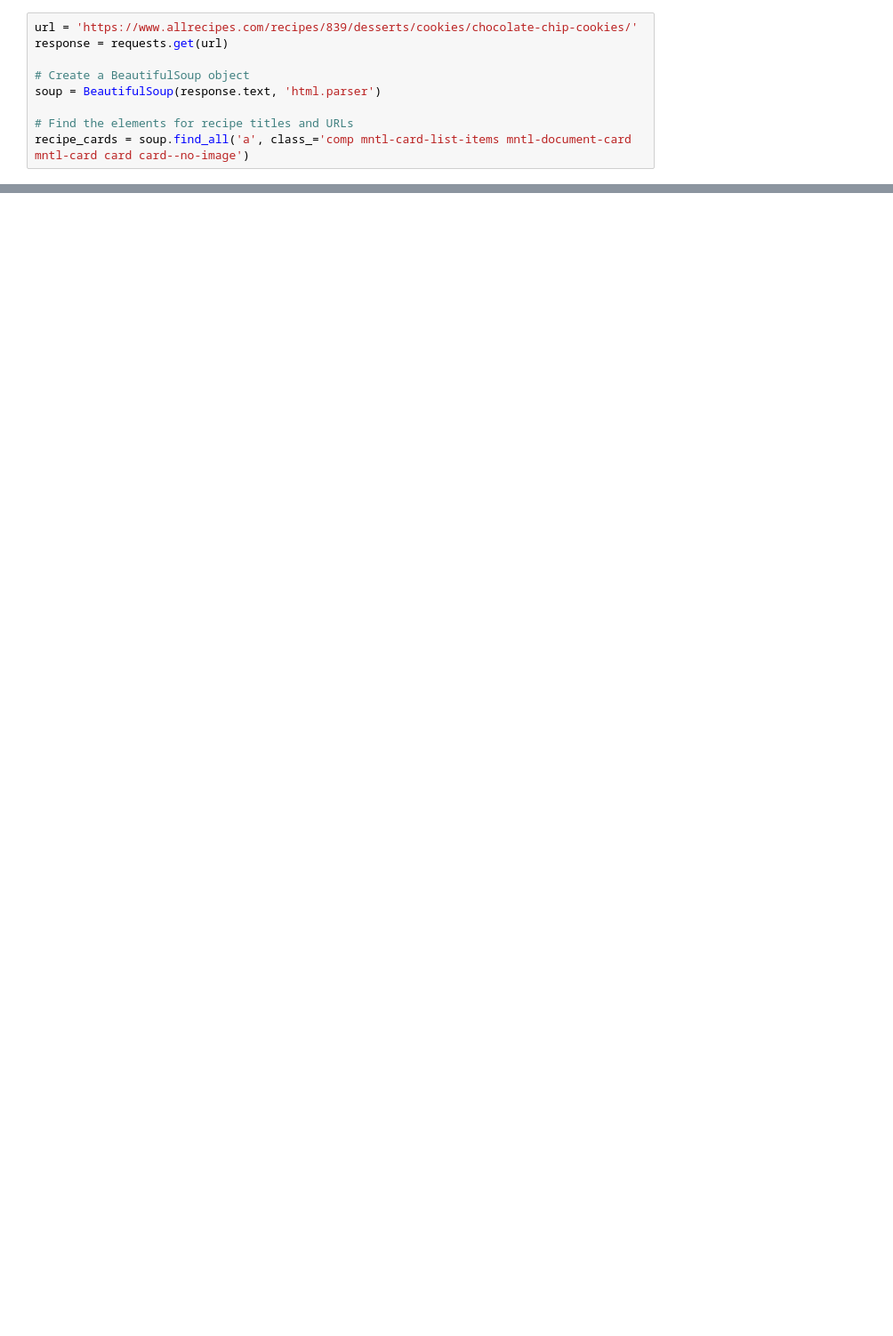
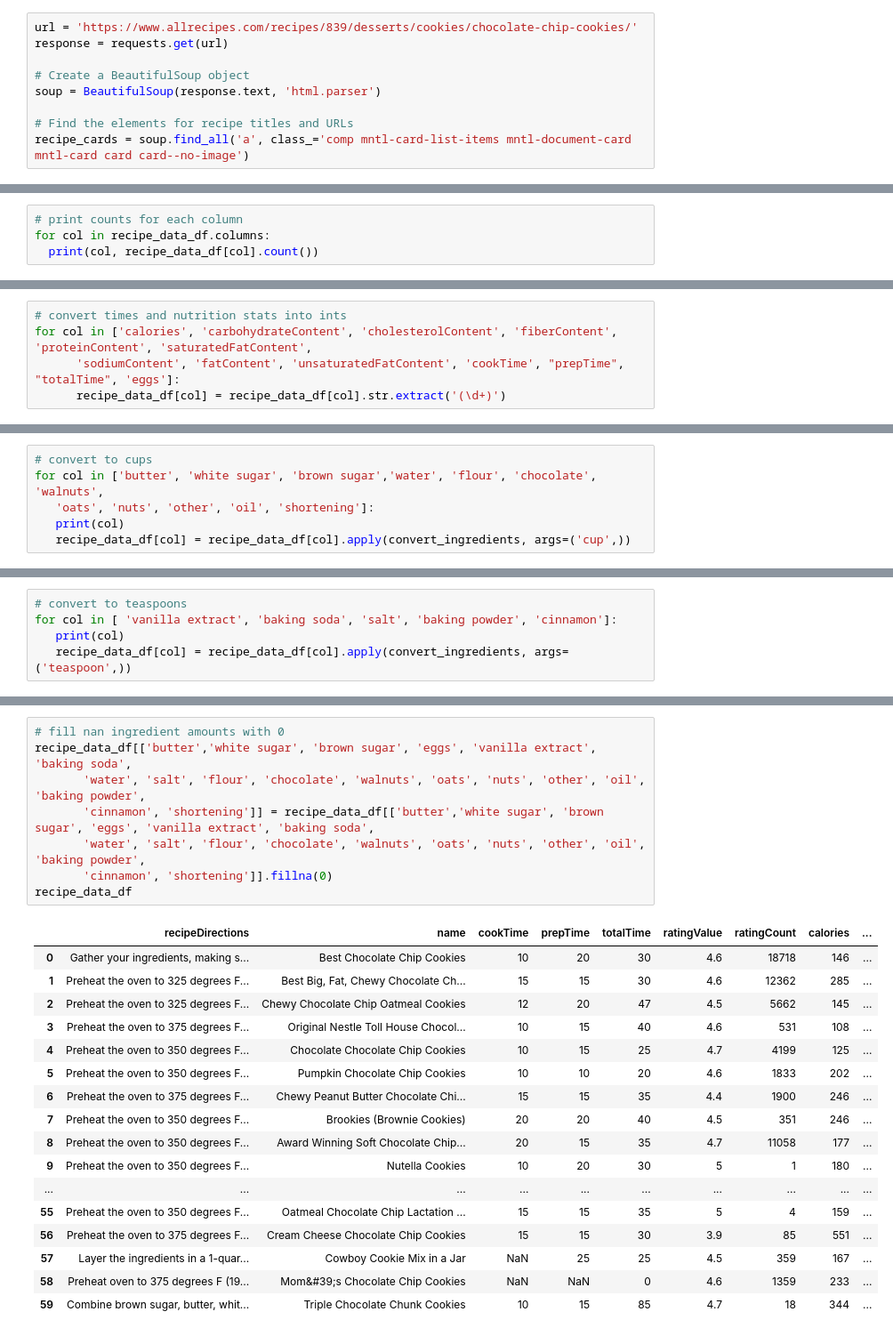
Before and after one commit to elizabethavargas/Recipes, a Jupyter notebook: scrape_all_recipes.ipynb, the cells around one changed output, grey strips where cells are left out. Shown at 89% size. Saved outputs shown, nothing was run; the diff lists cells and outputs as text; blank space fills up the shorter version.

```diff
--- a/scrape_all_recipes.ipynb
+++ b/scrape_all_recipes.ipynb
@@ -62,0 +188,4 @@ recipe_data[0]['cookTime']
+# %%
+# print counts for each column
+for col in recipe_data_df.columns:
+  print(col, recipe_data_df[col].count())
@@ -62,0 +210,5 @@ recipe_data[0]['cookTime']
+# %%
+# convert times and nutrition stats into ints
+for col in ['calories', 'carbohydrateContent', 'cholesterolContent', 'fiberContent', 'proteinContent', 'saturatedFatContent',
+      'sodiumContent', 'fatContent', 'unsaturatedFatContent', 'cookTime', "prepTime", "totalTime", 'eggs']:
+      recipe_data_df[col] = recipe_data_df[col].str.extract('(\d+)')
@@ -62,0 +258,6 @@ recipe_data[0]['cookTime']
+# %%
+# convert to cups
+for col in ['butter', 'white sugar', 'brown sugar','water', 'flour', 'chocolate', 'walnuts',
+   'oats', 'nuts', 'other', 'oil', 'shortening']:
+   print(col)
+   recipe_data_df[col] = recipe_data_df[col].apply(convert_ingredients, args=('cup',))
@@ -62,0 +277,5 @@ recipe_data[0]['cookTime']
+# %%
+# convert to teaspoons
+for col in [ 'vanilla extract', 'baking soda', 'salt', 'baking powder', 'cinnamon']:
+   print(col)
+   recipe_data_df[col] = recipe_data_df[col].apply(convert_ingredients, args=('teaspoon',))
@@ -62,0 +288,26 @@ recipe_data[0]['cookTime']
+# %%
+# fill nan ingredient amounts with 0
+recipe_data_df[['butter','white sugar', 'brown sugar', 'eggs', 'vanilla extract', 'baking soda',
+       'water', 'salt', 'flour', 'chocolate', 'walnuts', 'oats', 'nuts', 'other', 'oil', 'baking powder',
+       'cinnamon', 'shortening']] = recipe_data_df[['butter','white sugar', 'brown sugar', 'eggs', 'vanilla extract', 'baking soda',
+       'water', 'salt', 'flour', 'chocolate', 'walnuts', 'oats', 'nuts', 'other', 'oil', 'baking powder',
+       'cinnamon', 'shortening']].fillna(0)
+recipe_data_df
+# %% [output]
+|  | recipeDirections | name | cookTime | prepTime | totalTime | ratingValue | ratingCount | calories | ... |
+| 0 | Gather your ingredients, making s... | Best Chocolate Chip Cookies | 10 | 20 | 30 | 4.6 | 18718 | 146 | ... |
+| 1 | Preheat the oven to 325 degrees F... | Best Big, Fat, Chewy Chocolate Ch... | 15 | 15 | 30 | 4.6 | 12362 | 285 | ... |
+| 2 | Preheat the oven to 325 degrees F... | Chewy Chocolate Chip Oatmeal Cookies | 12 | 20 | 47 | 4.5 | 5662 | 145 | ... |
+| 3 | Preheat the oven to 375 degrees F... | Original Nestle Toll House Chocol... | 10 | 15 | 40 | 4.6 | 531 | 108 | ... |
+| 4 | Preheat the oven to 350 degrees F... | Chocolate Chocolate Chip Cookies | 10 | 15 | 25 | 4.7 | 4199 | 125 | ... |
+| 5 | Preheat the oven to 350 degrees F... | Pumpkin Chocolate Chip Cookies | 10 | 10 | 20 | 4.6 | 1833 | 202 | ... |
+| 6 | Preheat the oven to 375 degrees F... | Chewy Peanut Butter Chocolate Chi... | 15 | 15 | 35 | 4.4 | 1900 | 246 | ... |
+| 7 | Preheat the oven to 350 degrees F... | Brookies (Brownie Cookies) | 20 | 20 | 40 | 4.5 | 351 | 246 | ... |
+| 8 | Preheat the oven to 350 degrees F... | Award Winning Soft Chocolate Chip... | 20 | 15 | 35 | 4.7 | 11058 | 177 | ... |
+| 9 | Preheat the oven to 350 degrees F... | Nutella Cookies | 10 | 20 | 30 | 5 | 1 | 180 | ... |
+| ... | ... | ... | ... | ... | ... | ... | ... | ... | ... |
+| 55 | Preheat the oven to 350 degrees F... | Oatmeal Chocolate Chip Lactation ... | 15 | 15 | 35 | 5 | 4 | 159 | ... |
+| 56 | Preheat the oven to 375 degrees F... | Cream Cheese Chocolate Chip Cookies | 15 | 15 | 30 | 3.9 | 85 | 551 | ... |
+| 57 | Layer the ingredients in a 1-quar... | Cowboy Cookie Mix in a Jar | NaN | 25 | 25 | 4.5 | 359 | 167 | ... |
+| 58 | Preheat oven to 375 degrees F (19... | Mom&#39;s Chocolate Chip Cookies | NaN | NaN | 0 | 4.6 | 1359 | 233 | ... |
+| 59 | Combine brown sugar, butter, whit... | Triple Chocolate Chunk Cookies | 10 | 15 | 85 | 4.7 | 18 | 344 | ... |
```
Also changed, not shown: parts of 13 cells of this notebook.
